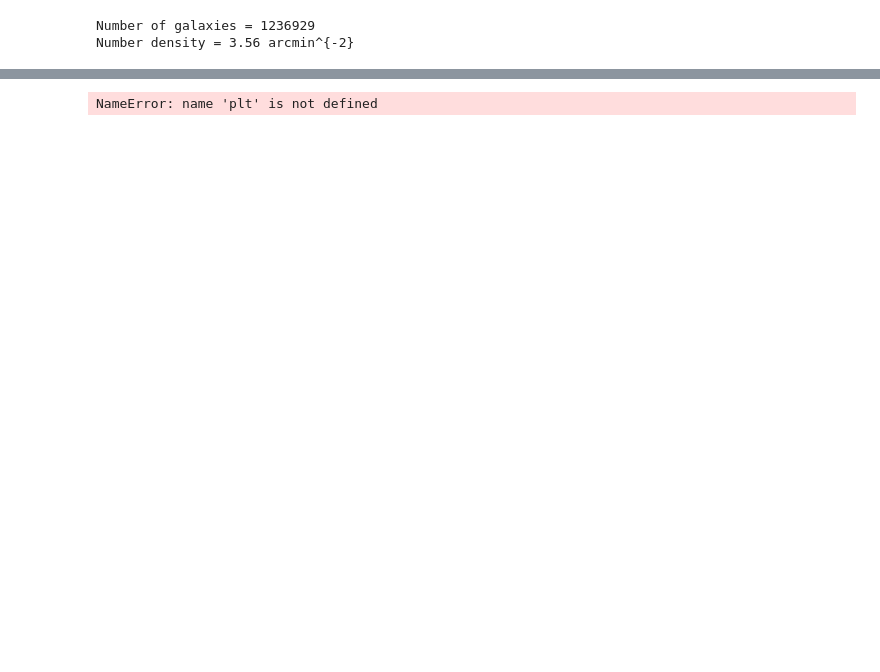
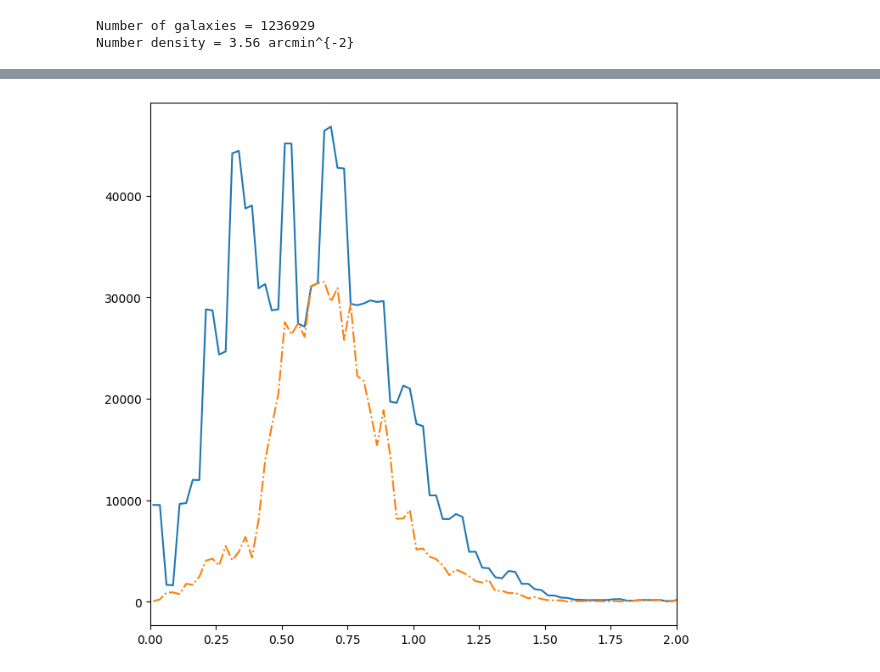
Before and after one commit to CosmoStat/shear-pipe-peaks, a Jupyter notebook: notebooks/test_slics.ipynb, the cells around one changed output, grey strips where cells are left out. Saved outputs shown, nothing was run; the diff lists cells and outputs as text; code cells hidden in the pictures; blank space fills up the shorter version.

```diff
--- a/notebooks/test_slics.ipynb
+++ b/notebooks/test_slics.ipynb
@@ -97,15 +114,15 @@ dndz_resampled, _ = np.histogram(dat_comb["redshift_true_sim"], bins=z_edges_ext
 # %%
 # Testing: resampled numbers are never higher than original ones
 fig, ax = plt.subplots(figsize=(8, 8))
 
 ax.plot(
     z_centers_ext, dndz_slics, '-',
-    z_centers_ext, dndz_resampled, '-',
+    z_centers_ext, dndz_resampled, '-.',
 )
 ax.set_xlim([0, 2])
 plt.savefig("dndz_slics_res.pdf")
 # %% [output]
-NameError: name 'plt' is not defined
+[figure, added]
 # %%
 # Testing: ratio of resampled to original numbers are never larger than unity
 
```
Also changed, not shown: parts of 11 cells of this notebook, 2 other files.
